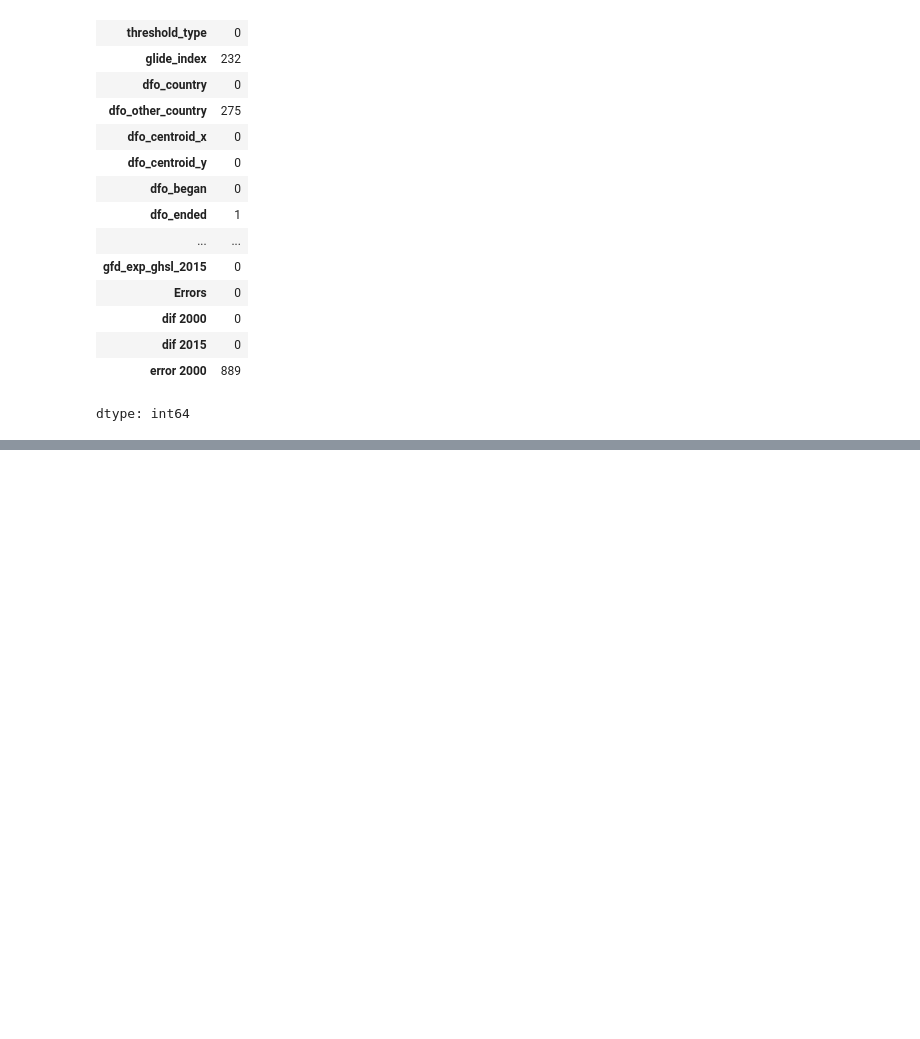
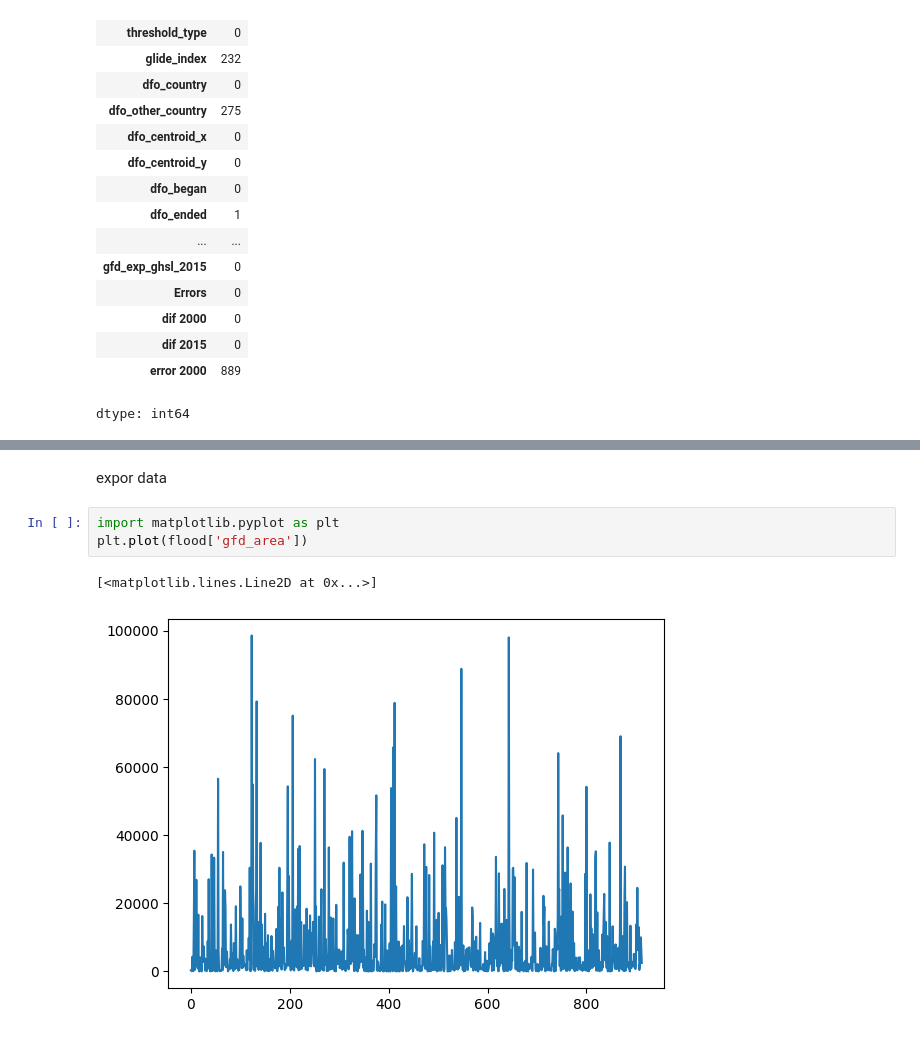
Before and after one commit to First-555/BSC_DPDM2025, a Jupyter notebook: Ch3_Data_Preprocesssing.ipynb, the cells around one changed output, grey strips where cells are left out. Drawn from its saved outputs; the diff is of its cells as text; blank space fills up the shorter version.

```diff
--- a/Ch3_Data_Preprocesssing.ipynb
+++ b/Ch3_Data_Preprocesssing.ipynb
@@ -241,0 +261,8 @@ dtype: int64
+# %% [markdown]
+expor data
+# %%
+import matplotlib.pyplot as plt
+plt.plot(flood['gfd_area'])
+# %% [output]
+[<matplotlib.lines.Line2D at 0x...>]
+[figure, added]
```
Also changed, not shown: parts of 25 cells of this notebook.
